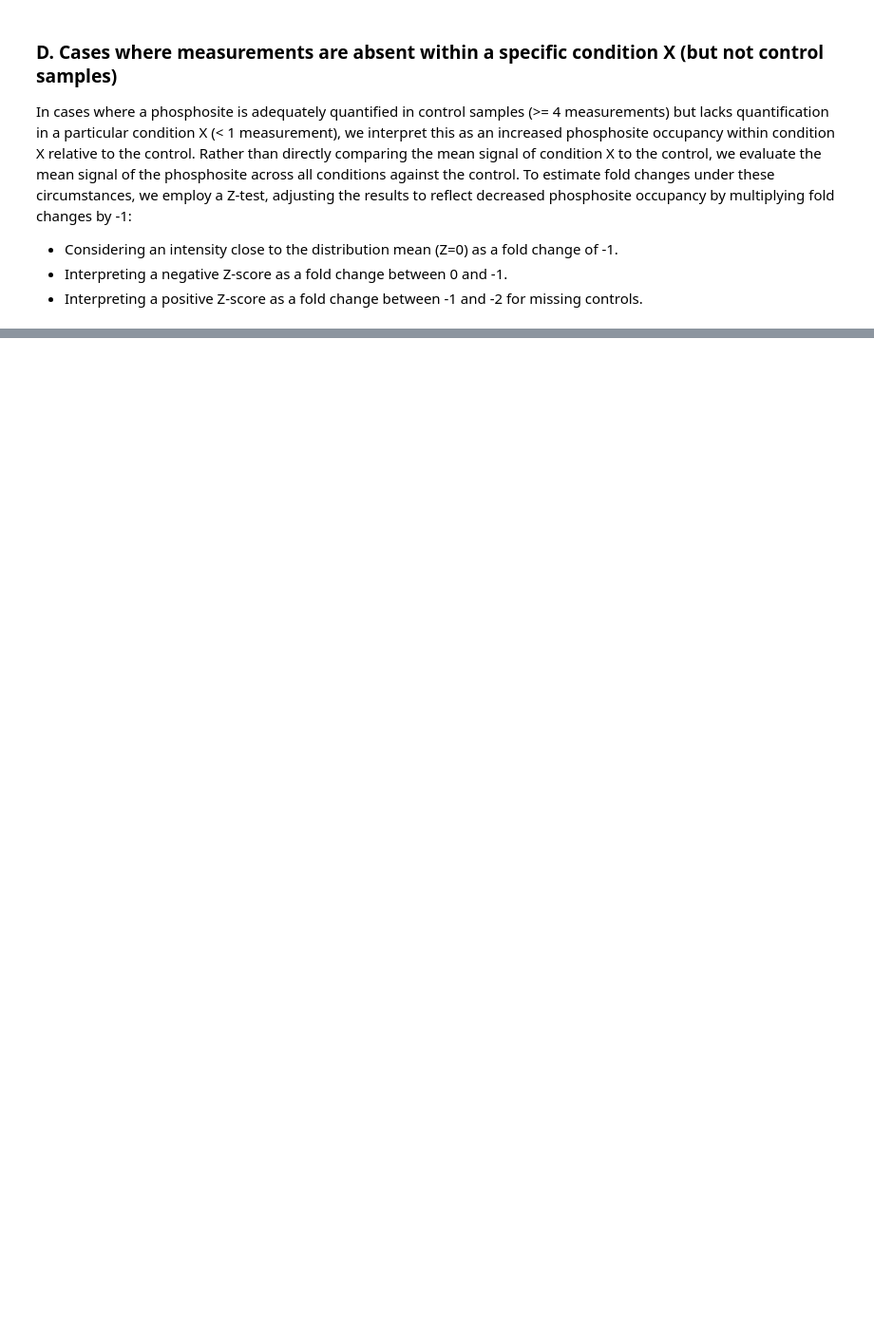
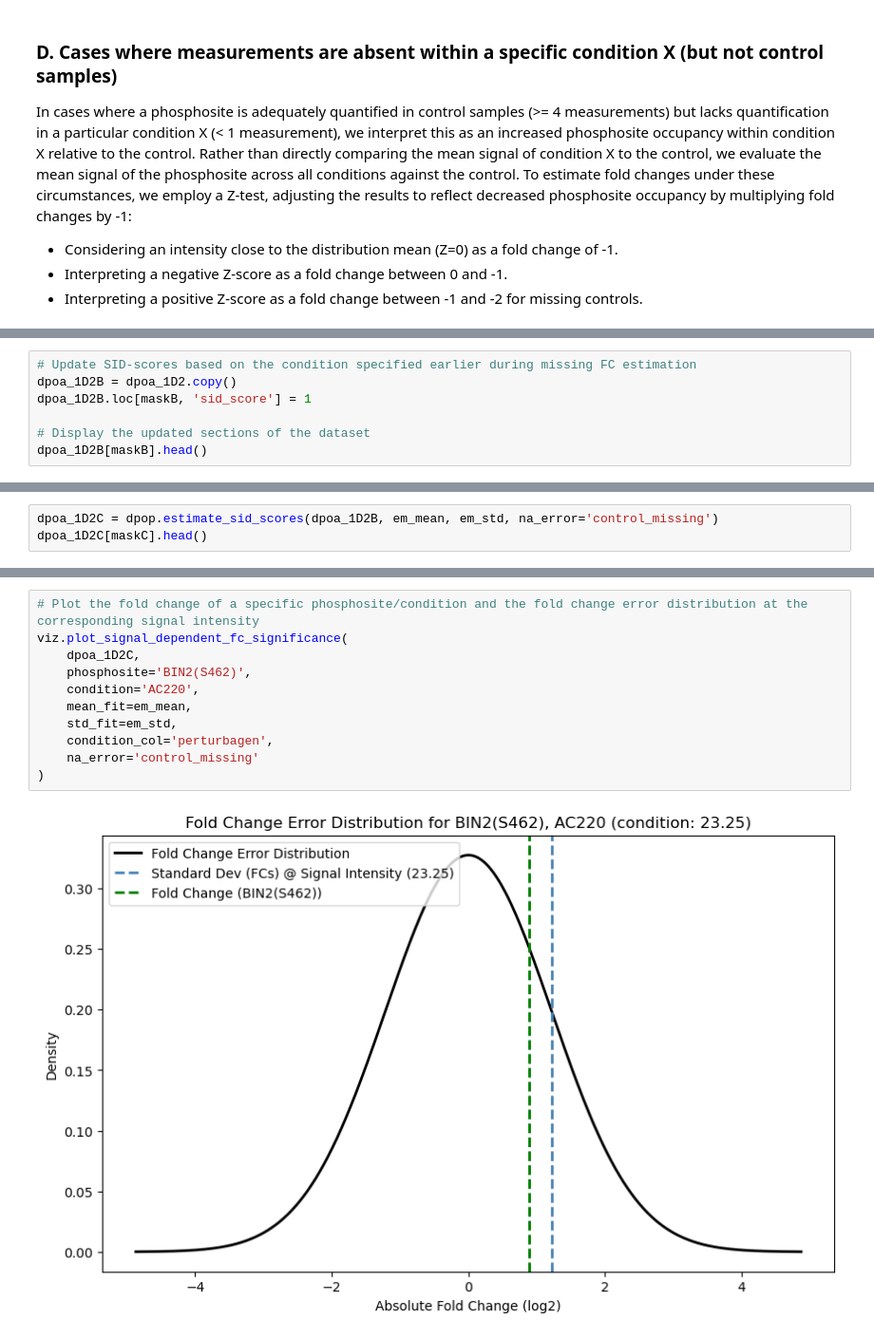
Before and after one commit to magdalenahuebner/magpipe, a Jupyter notebook: notebooks/05-mh-process-dpoa-results.ipynb, the cells around one changed output, grey strips where cells are left out. Shown at 95% size. Drawn from its saved outputs; the diff is of its cells as text; blank space fills up the shorter version.

```diff
--- a/notebooks/05-mh-process-dpoa-results.ipynb
+++ b/notebooks/05-mh-process-dpoa-results.ipynb
@@ -166,0 +231,7 @@ viz.plot_distance_to_signal_dist(dpoa_cD, phosphosite='ACIN1(S863)', perturbagen
+# %%
+# Update SID-scores based on the condition specified earlier during missing FC estimation
+dpoa_1D2B = dpoa_1D2.copy()
+dpoa_1D2B.loc[maskB, 'sid_score'] = 1
+
+# Display the updated sections of the dataset
+dpoa_1D2B[maskB].head()
@@ -166,0 +248,3 @@ viz.plot_distance_to_signal_dist(dpoa_cD, phosphosite='ACIN1(S863)', perturbagen
+# %%
+dpoa_1D2C = dpop.estimate_sid_scores(dpoa_1D2B, em_mean, em_std, na_error='control_missing')
+dpoa_1D2C[maskC].head()
@@ -166,0 +260,13 @@ viz.plot_distance_to_signal_dist(dpoa_cD, phosphosite='ACIN1(S863)', perturbagen
+# %%
+# Plot the fold change of a specific phosphosite/condition and the fold change error distribution at the corresponding signal intensity
+viz.plot_signal_dependent_fc_significance(
+    dpoa_1D2C,
+    phosphosite='BIN2(S462)',
+    condition='AC220',
+    mean_fit=em_mean,
+    std_fit=em_std,
+    condition_col='perturbagen',
+    na_error='control_missing'
+)
+# %% [output]
+[figure, added]
```
Also changed, not shown: parts of 23 cells of this notebook, 4 other files.
